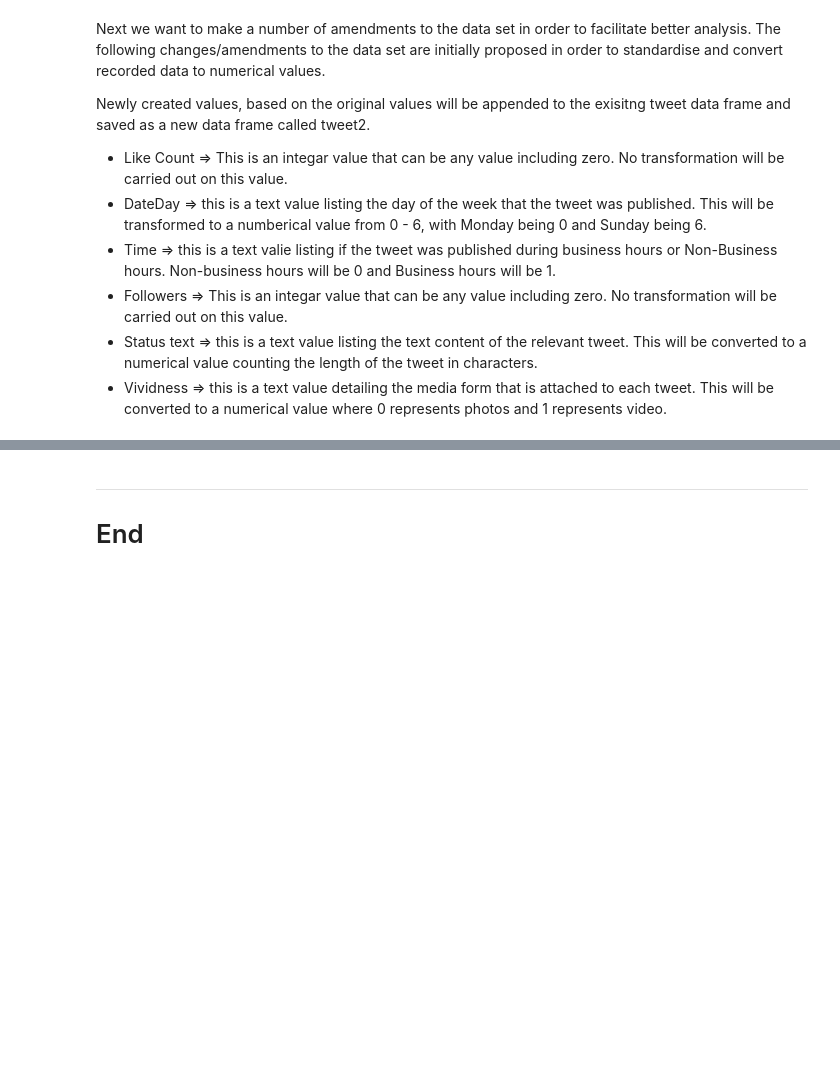
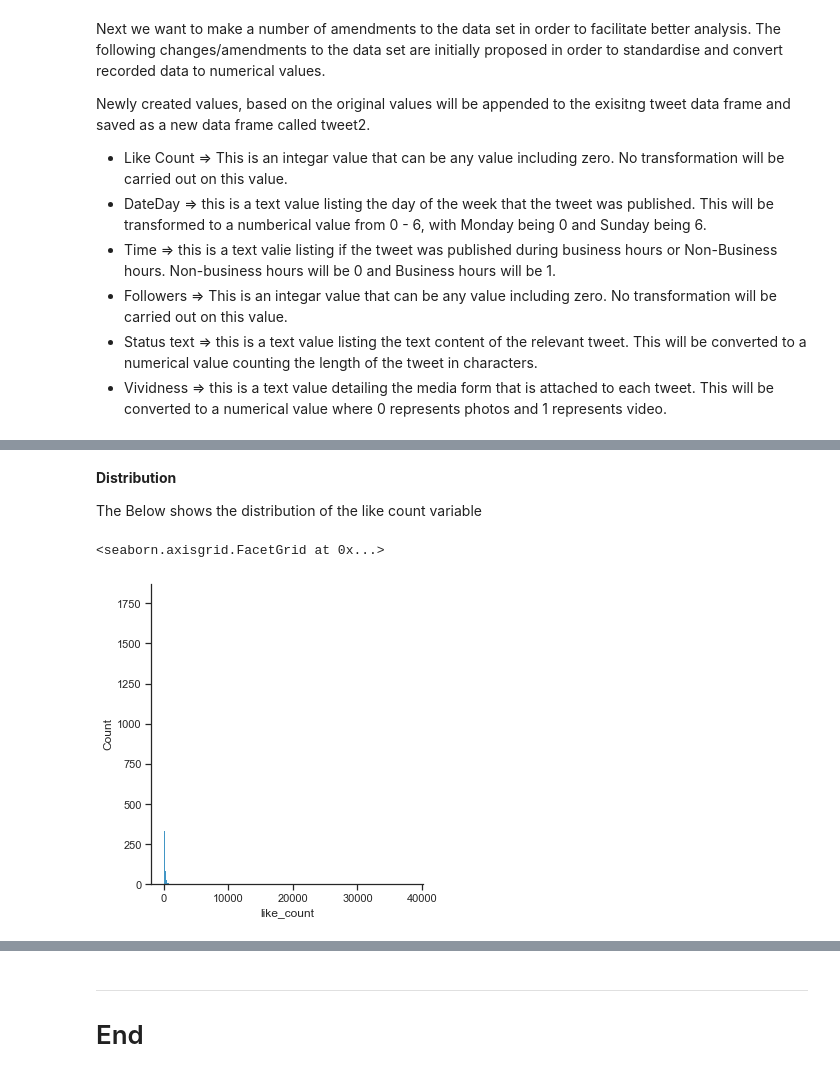
Before and after one commit to G00411301/PfDA_Project1, a Jupyter notebook: project1.ipynb, the cells around one changed output, grey strips where cells are left out. Saved outputs shown, nothing was run; the diff lists cells and outputs as text; code cells hidden in the pictures; blank space fills up the shorter version.

```diff
--- a/project1.ipynb
+++ b/project1.ipynb
@@ -115,0 +232,9 @@ tweet.loc[tweet['Vividness']=="video",['Media']]=1
+# %% [markdown]
+**Distribution**
+
+The Below shows the distribution of the like count variable
+# %%
+sns.displot(df['like_count'], label="Number of Likes")
+# %% [output]
+<seaborn.axisgrid.FacetGrid at 0x...>
+[figure, added]
```
Also changed, not shown: parts of 28 cells of this notebook.
